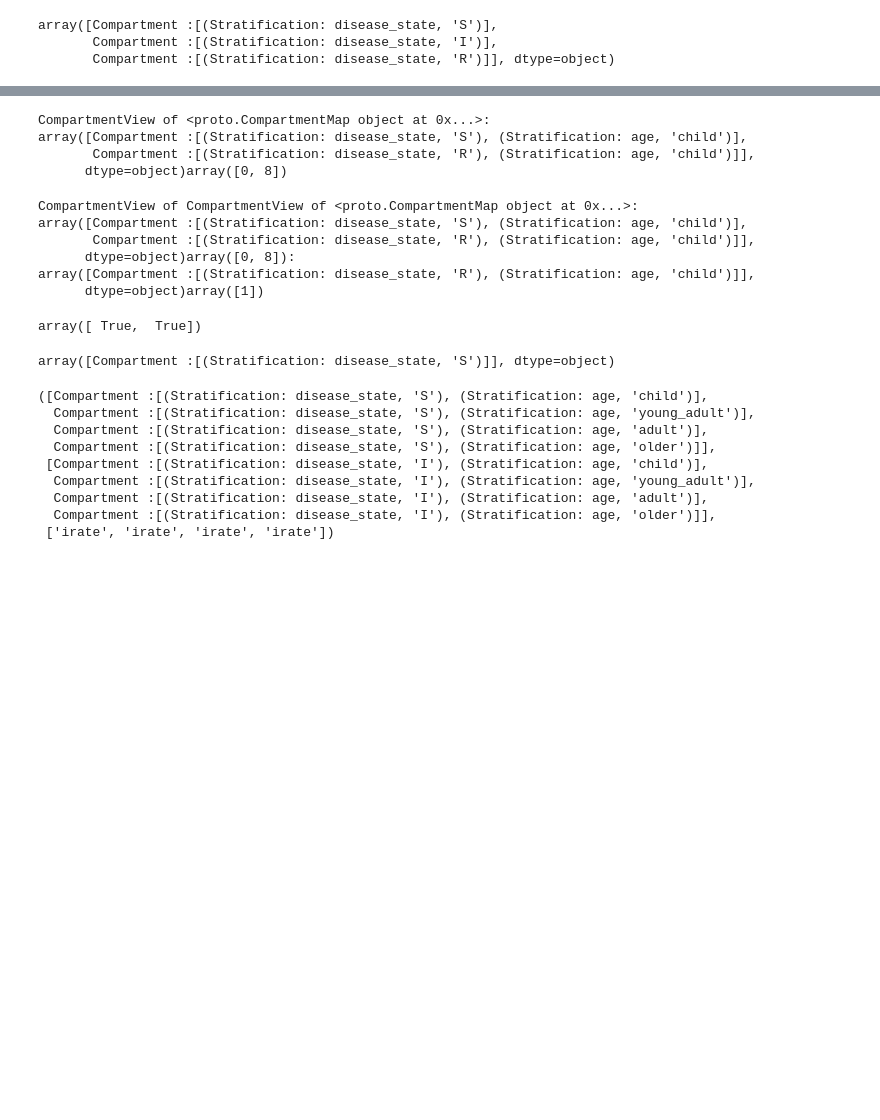
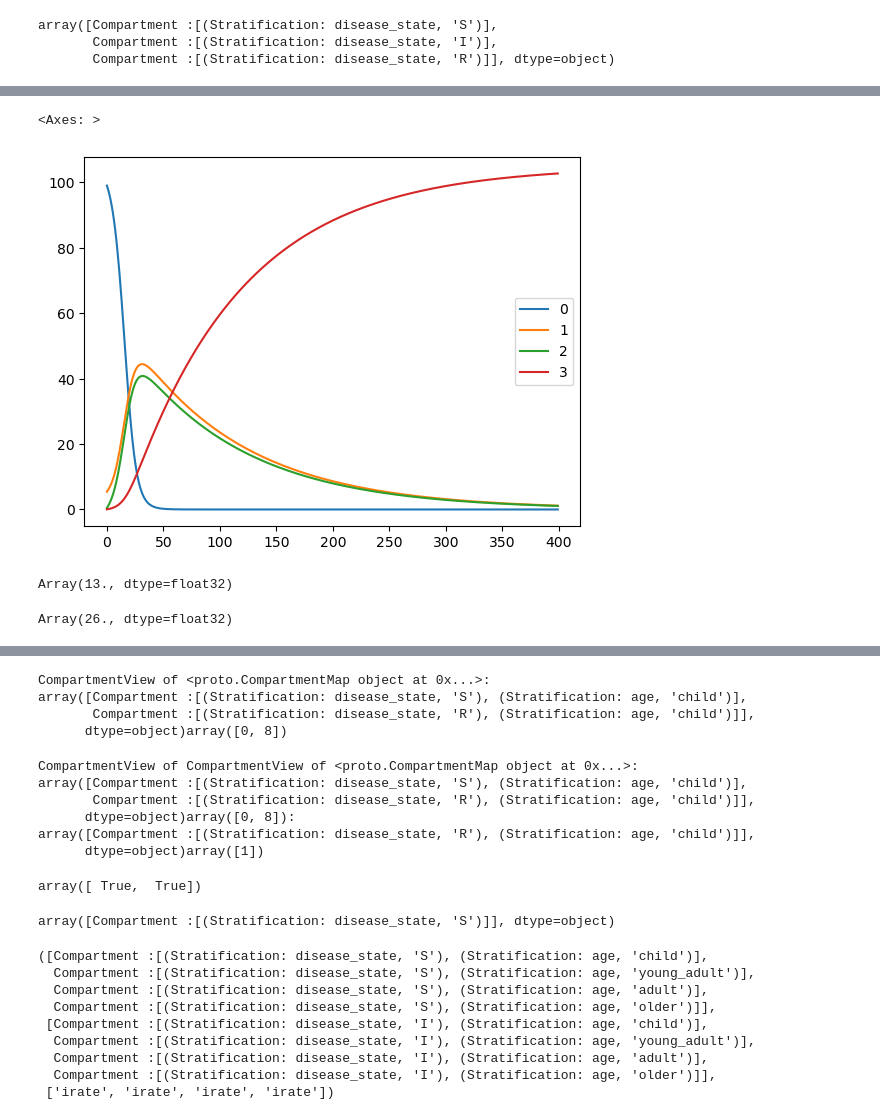
Before and after one commit to monash-emu/summer3proto, a Jupyter notebook: notebooks/protoflows.ipynb, the cells around one changed output, grey strips where cells are left out. Cells and saved outputs as stored; diff of their text form; code cells hidden in the pictures; blank space fills up the shorter version.

```diff
--- a/notebooks/protoflows.ipynb
+++ b/notebooks/protoflows.ipynb
@@ -29,0 +116,19 @@ array([Compartment :[(Stratification: disease_state, 'S'), (Stratification: age,
+# %%
+def state_update(comp_vals, i):
+    hdata = CompartmentDataContainer(humans.compartments, humans, comp_vals)
+    for k, v in dyn_params.items():
+        params[k] = v(hdata, params)
+
+    comp_delta = jnp.zeros_like(comp_vals)
+    for flow in flows:
+        flow_vals = flow.get_flow_vals(hdata, params)
+        comp_delta = comp_delta.at[flow.src_cmap.indices].subtract(flow_vals)
+        comp_delta = comp_delta.at[flow.dest_cmap.indices].add(flow_vals)
+    tstep_data = jnp.clip(hdata.data + comp_delta, 0.0)
+
+    return tstep_data, tstep_data
+
+
+def run_model(init_state, params, timesteps):
+    final, gathered = lax.scan(state_update, init_state, length=timesteps)
+    return gathered
@@ -29,0 +154,2 @@ array([Compartment :[(Stratification: disease_state, 'S'), (Stratification: age,
+# %%
+run_model(jnp.array([100.0, 5.0, 0.0, 0.0]), t)
@@ -29,0 +161,2 @@ array([Compartment :[(Stratification: disease_state, 'S'), (Stratification: age,
+# %%
+final, gathered = lax.scan(state_update, jnp.array([100.0, 5.0, 0.0, 0.0]), length=t)
@@ -29,0 +175,13 @@ array([Compartment :[(Stratification: disease_state, 'S'), (Stratification: age,
+# %%
+pd.DataFrame(gathered).plot()
+# %% [output]
+<Axes: >
+[figure, added]
+# %%
+hdata.query(disease_state_strat["I"]).data.sum()
+# %% [output]
+Array(13., dtype=float32)
+# %%
+hdata.data.sum()
+# %% [output]
+Array(26., dtype=float32)
```
Also changed, not shown: parts of 55 cells of this notebook, 7 other files.
